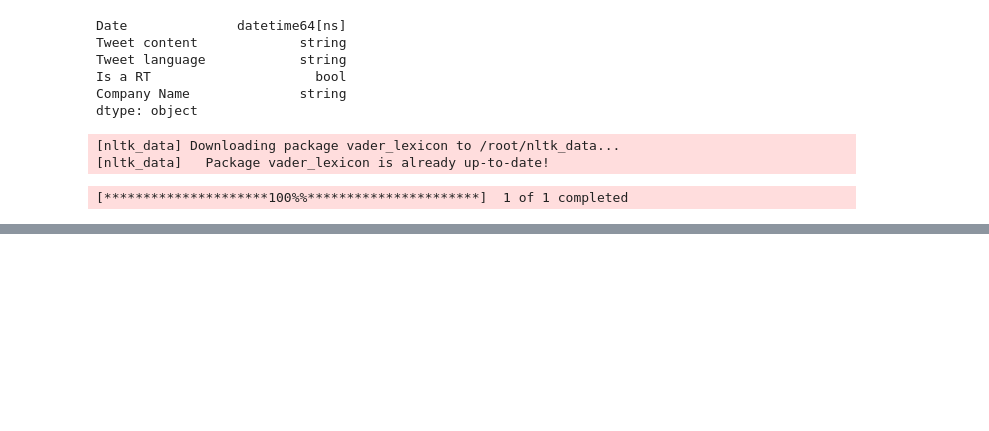
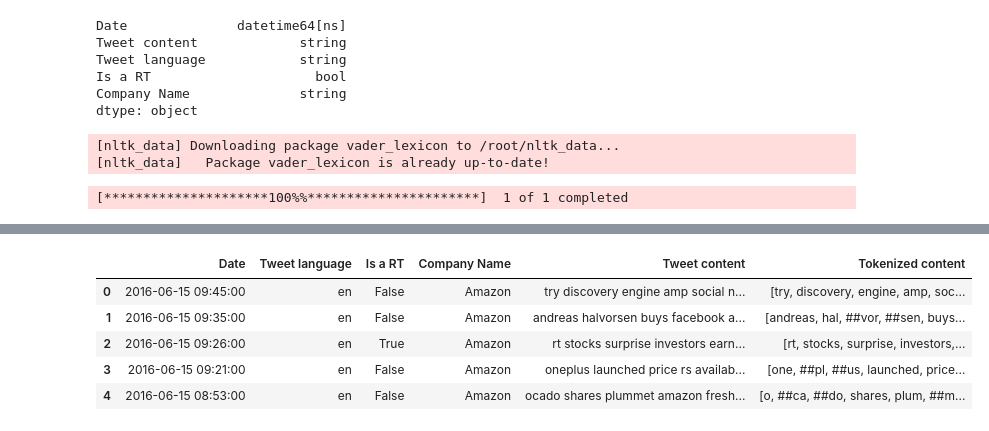
Before and after one commit to kgntmr/Thesis-Twitter-s-Nasdaq100-Sentiments-and-Topics-as-Indicators-for-News-Articles-Retrieval, a Jupyter notebook: Initiation_g.ipynb, the cells around one changed output, grey strips where cells are left out. Cells and saved outputs as stored; diff of their text form; code cells hidden in the pictures; blank space fills up the shorter version.

Commit message:
Add files via upload
Other tokenization methods tried like transformers and tensorflow. Also attempted to try to build a toneizer from scratch but decided to use pre-trained tokenizer from BERT

```diff
--- a/Initiation_g.ipynb
+++ b/Initiation_g.ipynb
@@ -190,16 +202,16 @@ amz_2 = amz[['Date', 'Tweet language', 'Is a RT', 'Company Name']].copy()
 # Apply preprocessing
 amz_2['Tweet content'] = amz['Tweet content'].apply(preprocess_tweet)
 # %%
-from transformers import PreTrainedTokenizerFast
+# from transformers import PreTrainedTokenizerFast
 
-def subword_tokenization(text, tokenizer):
-    # Tokenize the text into subwords
-    subword_tokens = tokenizer.tokenize(text)
+# def subword_tokenization(text, tokenizer):
+#     # Tokenize the text into subwords
+#     subword_tokens = tokenizer.tokenize(text)
 
-    return subword_tokens
+#     return subword_tokens
 
-# Load a pre-trained tokenizer
-tokenizer = PreTrainedTokenizerFast.from_pretrained("bert-base-uncased")
+# # Load a pre-trained tokenizer
+# tokenizer = PreTrainedTokenizerFast.from_pretrained("bert-base-uncased")
 
-# Apply subword tokenization to the DataFrame
-amz_2['Tweet content'] = amz_2['Tweet content'].apply(lambda text: subword_tokenization(text, tokenizer))
+# # Apply subword tokenization to the DataFrame
+# amz_2['Tweet content'] = amz_2['Tweet content'].apply(lambda text: subword_tokenization(text, tokenizer))
@@ -209,0 +218,16 @@ The class this function is called from is 'PreTrainedTokenizerFast'.
+# %%
+from transformers import BertTokenizer
+
+# Load pre-trained BERT tokenizer
+tokenizer = BertTokenizer.from_pretrained('bert-base-uncased')
+
+# Function to tokenize a single text
+def tokenize_text(text):
+    tokens = tokenizer.tokenize(text)
+    return tokens
+
+# Assuming your DataFrame is named 'amz_2' and contains a column named 'Tweet content'
+amz_2['Tokenized content'] = amz_2['Tweet content'].apply(tokenize_text)
+
+# Print tokenized content of the first few entries
+print(amz_2[['Tweet content', 'Tokenized content']].head())
@@ -210,2 +248,11 @@ The class this function is called from is 'PreTrainedTokenizerFast'.
+# %%
+amz_2.head()
+# %% [output]
+|  | Date | Tweet language | Is a RT | Company Name | Tweet content | Tokenized content |
+| 0 | 2016-06-15 09:45:00 | en | False | Amazon | try discovery engine amp social n... | [try, discovery, engine, amp, soc... |
+| 1 | 2016-06-15 09:35:00 | en | False | Amazon | andreas halvorsen buys facebook a... | [andreas, hal, ##vor, ##sen, buys... |
+| 2 | 2016-06-15 09:26:00 | en | True | Amazon | rt stocks surprise investors earn... | [rt, stocks, surprise, investors,... |
+| 3 | 2016-06-15 09:21:00 | en | False | Amazon | oneplus launched price rs availab... | [one, ##pl, ##us, launched, price... |
+| 4 | 2016-06-15 08:53:00 | en | False | Amazon | ocado shares plummet amazon fresh... | [o, ##ca, ##do, shares, plum, ##m... |
 # %%
 # Add a new column for sentiment scores in the DataFrame
```
Also changed, not shown: parts of 7 cells of this notebook.
